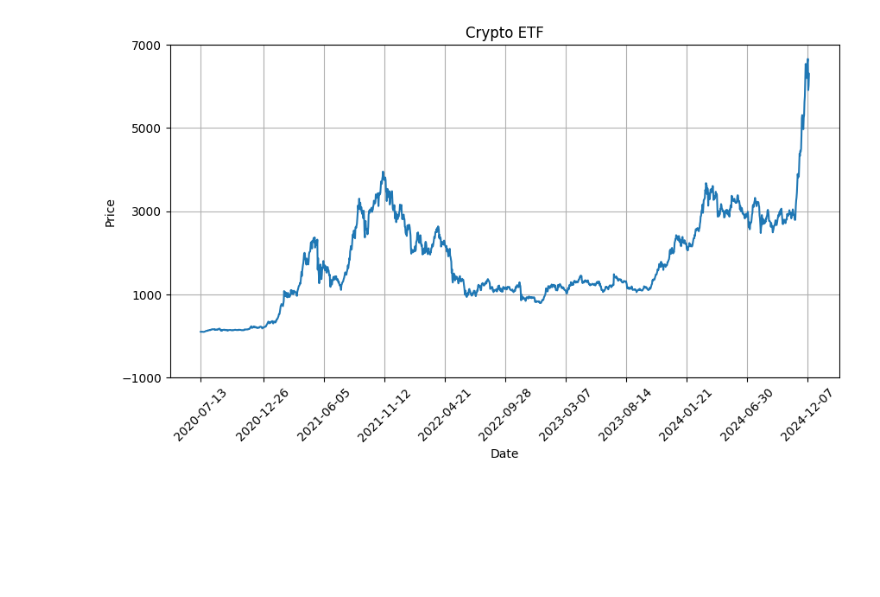
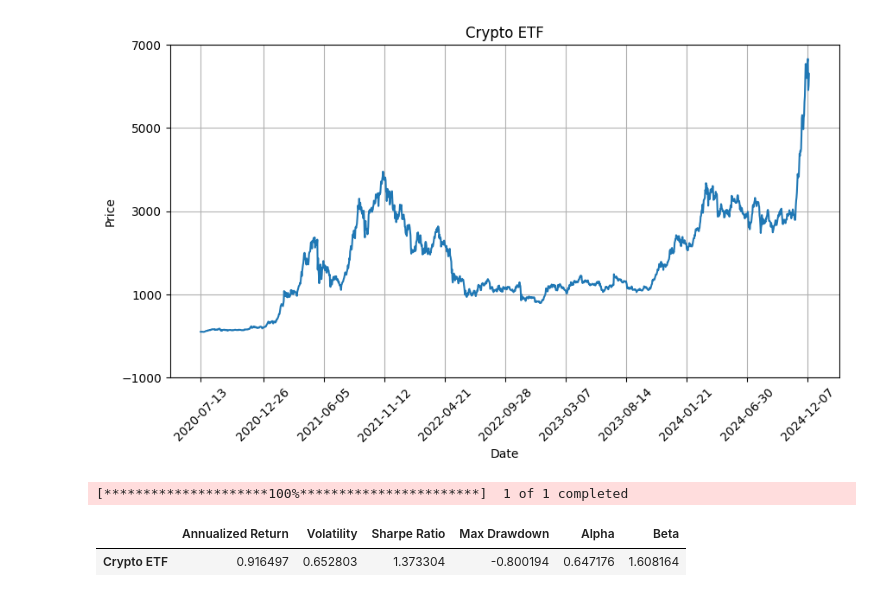
Before and after one commit to dradoncic/crypto_analysis, a Jupyter notebook: src/crypto_etf.ipynb, the cells around one changed output. Saved outputs shown, nothing was run; the diff lists cells and outputs as text; code cells hidden in the pictures; blank space fills up the shorter version.

```diff
--- a/src/crypto_etf.ipynb
+++ b/src/crypto_etf.ipynb
@@ -78,7 +79,7 @@ for i in range(1, len(df)):
     price = calculate_investment_price(investment_per_stock, initial_total_value, base_value)
     etf.append(price)
 
-etf = pd.DataFrame(index_price)
+etf = pd.DataFrame(etf)
 etf.rename(columns={0: 'Price'}, inplace=True)
 etf.index = df.index
 # %%
@@ -111,3 +112,29 @@ sharpe_ratio = (annualized_return - risk_free_rate) / volatility
 
 etf["Rolling Max"] = etf['Price'].cummax()
 etf['Drawdown'] = (etf['Price'] - etf["Rolling Max"]) / etf['Rolling Max']
+max_drawdown = etf['Drawdown'].min()
+
+benchmark = yf.download("SPY", start="2020-07-13", end="2024-12-11")
+benchmark['Daily Return'] = benchmark['Close'].pct_change()
+
+cov_matrix = etf['Daily Return'].cov(benchmark['Daily Return'])
+beta = cov_matrix / benchmark['Daily Return'].var()
+
+alpha = annualized_return - (risk_free_rate + beta * (benchmark['Close'].pct_change().mean() * 252 - risk_free_rate))
+# %% [output]
+[*********************100%***********************]  1 of 1 completed
+# %%
+summary = {
+    "Annualized Return": annualized_return,
+    "Volatility": volatility,
+    "Sharpe Ratio": sharpe_ratio,
+    "Max Drawdown": max_drawdown,
+    "Alpha": alpha.iloc[0],
+    "Beta": beta
+}
+
+summary_df = pd.DataFrame(summary, index=["Crypto ETF"])
+summary_df
+# %% [output]
+|  | Annualized Return | Volatility | Sharpe Ratio | Max Drawdown | Alpha | Beta |
+| Crypto ETF | 0.916497 | 0.652803 | 1.373304 | -0.800194 | 0.647176 | 1.608164 |
```
Also changed, not shown: parts of 1 cell of this notebook.
